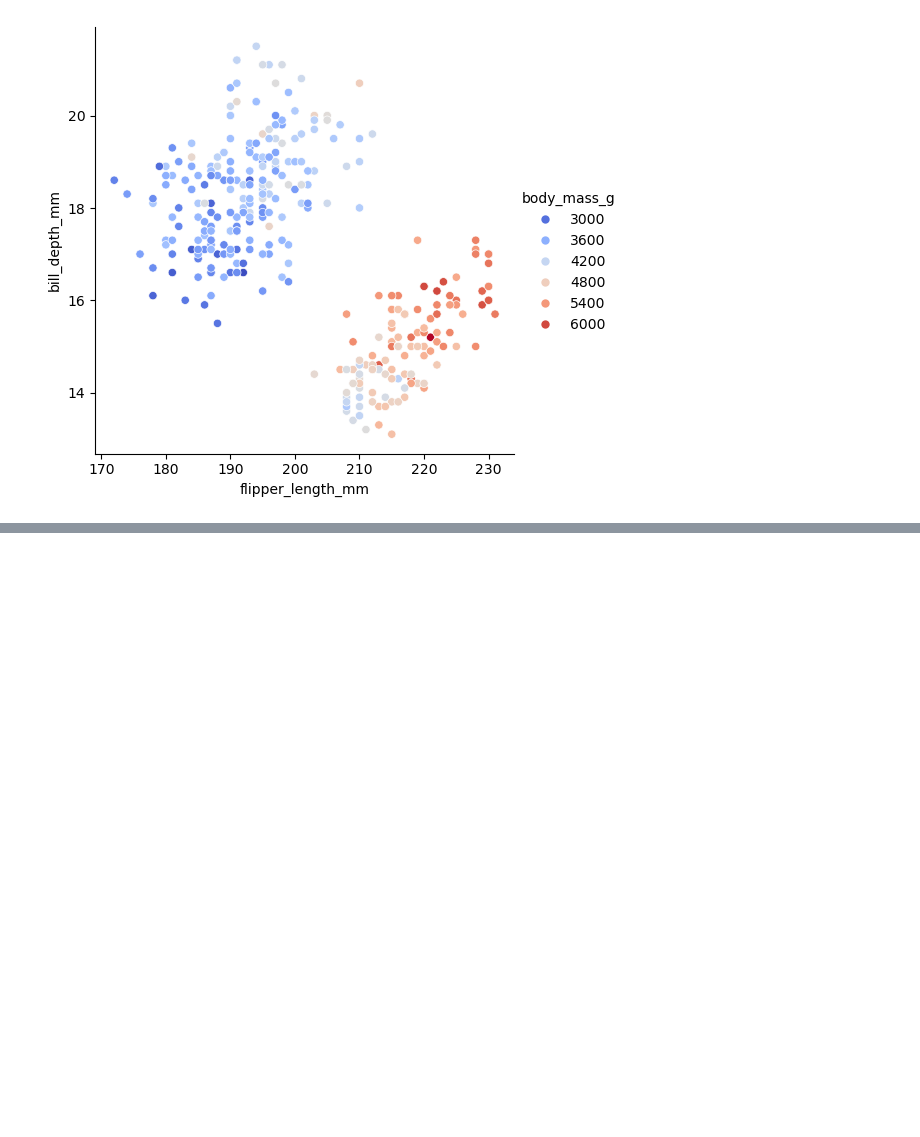
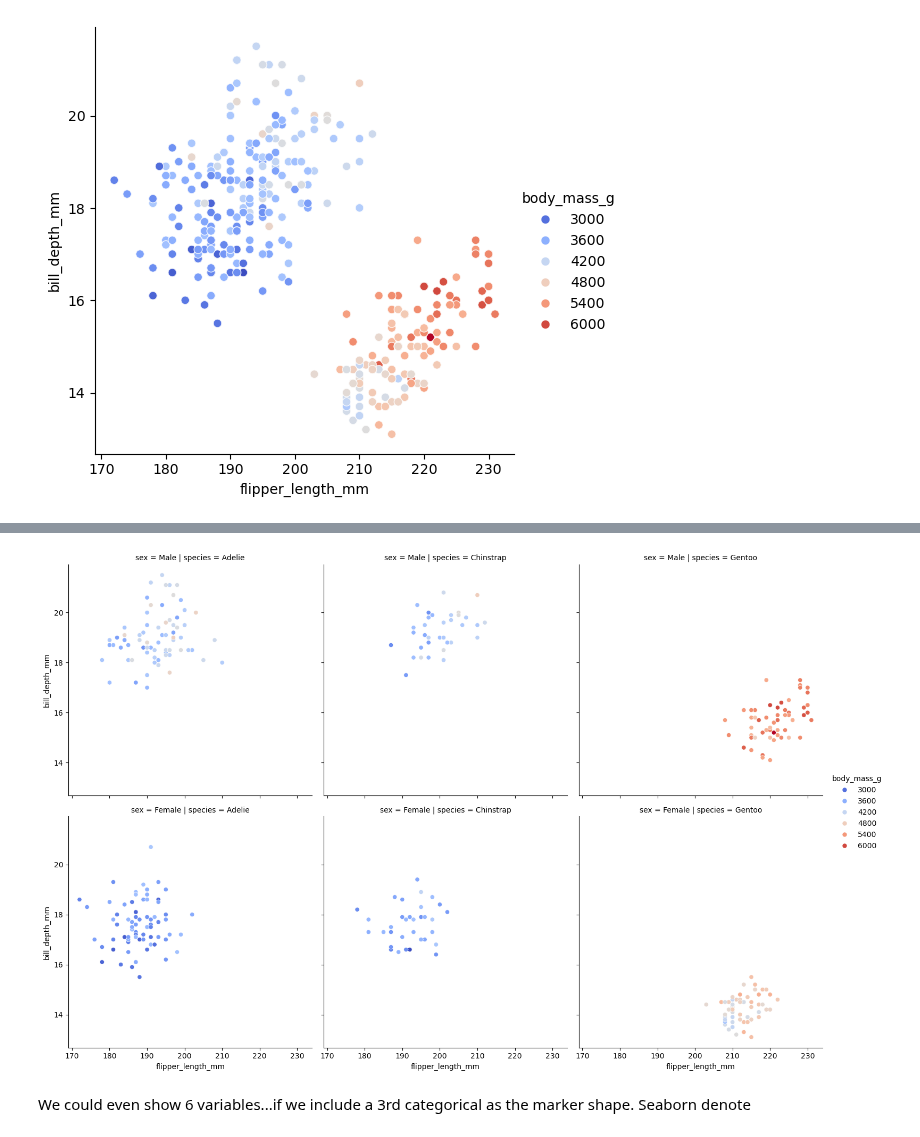
Before and after one commit to johnskpaulxqe/data-science, a Jupyter notebook: courses/CMPINF2100/publish/compinf2100_project/week_08/week_08_review_scatter_plots.ipynb, the cells around one changed output, grey strips where cells are left out. Drawn from its saved outputs; the diff is of its cells as text; code cells hidden in the pictures; blank space fills up the shorter version.

```diff
--- a/courses/CMPINF2100/publish/compinf2100_project/week_08/week_08_review_scatter_plots.ipynb
+++ b/courses/CMPINF2100/publish/compinf2100_project/week_08/week_08_review_scatter_plots.ipynb
@@ -175,0 +194,9 @@ plt.show()
+# %%
+sns.relplot(data = penguins, x='flipper_length_mm', y='bill_depth_mm', hue='body_mass_g',
+            col='species', row='sex',
+            palette='coolwarm')
+plt.show()
+# %% [output]
+[figure, added]
+# %% [markdown]
+We could even show 6 variables...if we include a 3rd categorical as the marker shape. Seaborn denote
```
Also changed, not shown: parts of 4 cells of this notebook.
